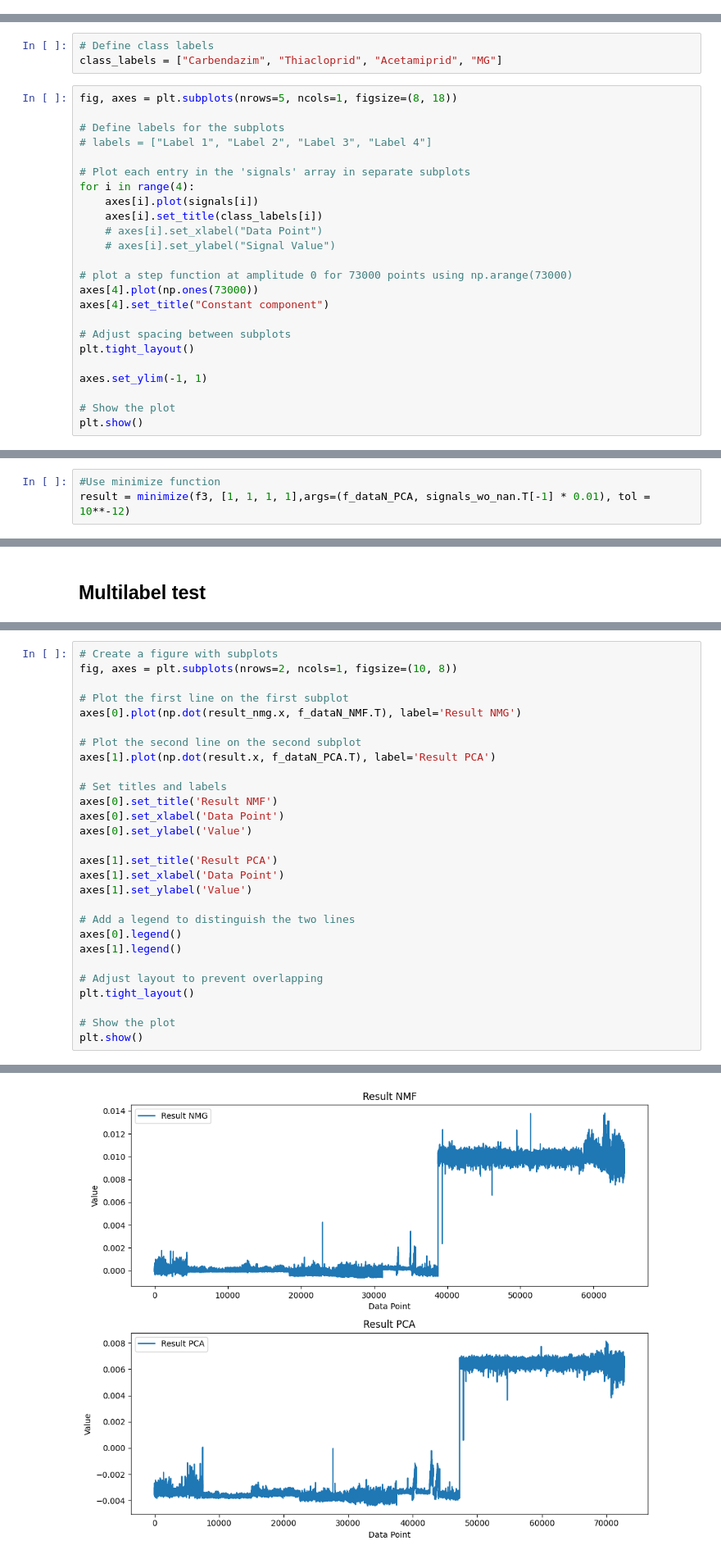
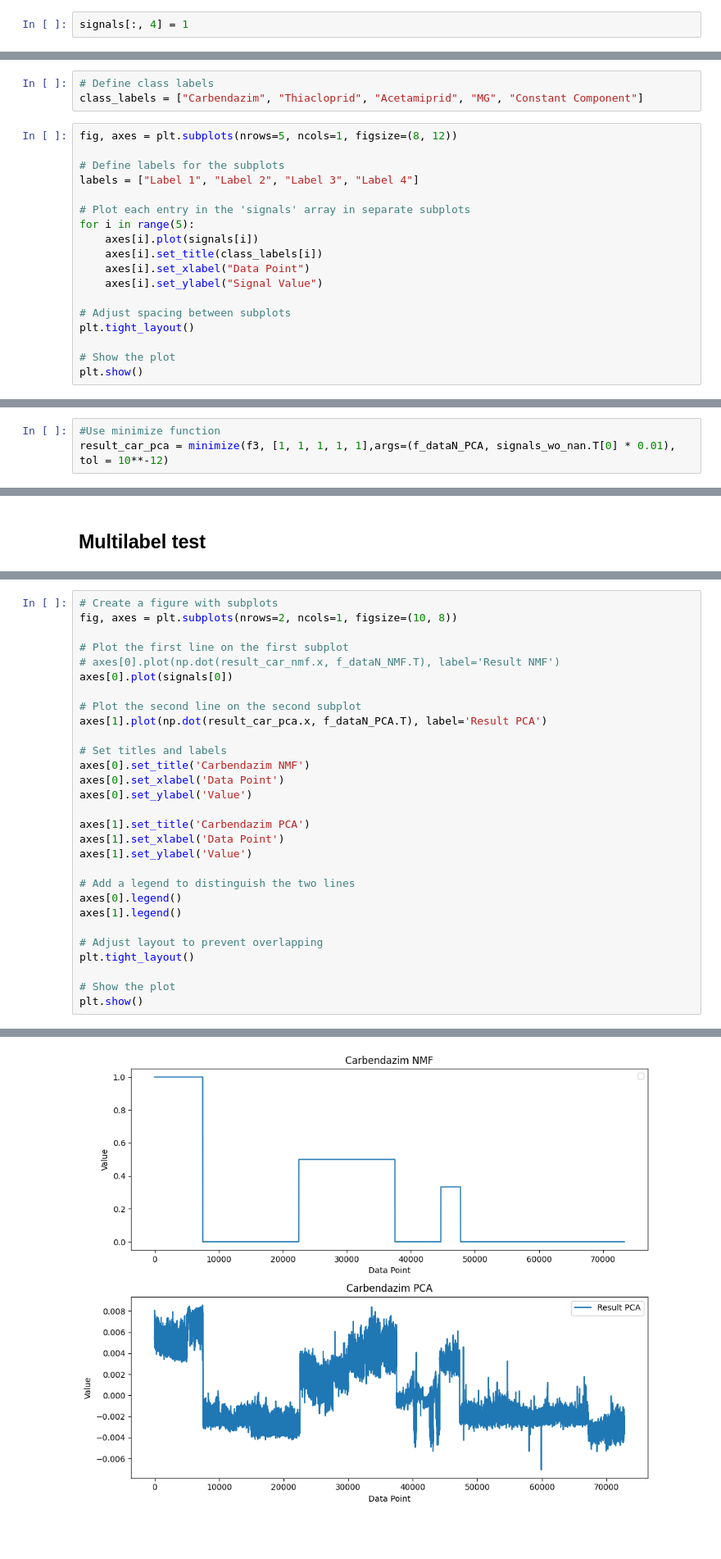
Before and after one commit to anva-kn/Raman, a Jupyter notebook: Publication/Classification.ipynb, the cells around one changed output, grey strips where cells are left out. Shown at 82% size. Drawn from its saved outputs; the diff is of its cells as text; blank space fills up the shorter version.

```diff
--- a/Publication/Classification.ipynb
+++ b/Publication/Classification.ipynb
@@ -214,3 +158,5 @@ array([0.72633745, 0.73662551, 0.71604938, ..., 0.10185185, 0.09670782,
+# %%
+signals[:, 4] = 1
 # %%
 signals_wo_nan = signals[~np.isnan(normalized_spectra).any(axis=1)]
 # %%
@@ -231,29 +165,23 @@ for step in range(4):
 signals = signals.T
 # %%
 # Define class labels
-class_labels = ["Carbendazim", "Thiacloprid", "Acetamiprid", "MG"]
+class_labels = ["Carbendazim", "Thiacloprid", "Acetamiprid", "MG", "Constant Component"]
 # %%
-fig, axes = plt.subplots(nrows=5, ncols=1, figsize=(8, 18))
+fig, axes = plt.subplots(nrows=5, ncols=1, figsize=(8, 12))
 
 # Define labels for the subplots
-# labels = ["Label 1", "Label 2", "Label 3", "Label 4"]
+labels = ["Label 1", "Label 2", "Label 3", "Label 4"]
 
 # Plot each entry in the 'signals' array in separate subplots
-for i in range(4):
+for i in range(5):
     axes[i].plot(signals[i])
     axes[i].set_title(class_labels[i])
-    # axes[i].set_xlabel("Data Point")
-    # axes[i].set_ylabel("Signal Value")
-
-# plot a step function at amplitude 0 for 73000 points using np.arange(73000)
-axes[4].plot(np.ones(73000))
-axes[4].set_title("Constant component")
+    axes[i].set_xlabel("Data Point")
+    axes[i].set_ylabel("Signal Value")
 
 # Adjust spacing between subplots
 plt.tight_layout()
 
-axes.set_ylim(-1, 1)
-
 # Show the plot
 plt.show()
 # %% [output]
@@ -275,3 +206,3 @@ f_dataN_PCA.shape
 # %%
 #Use minimize function
-result = minimize(f3, [1, 1, 1, 1],args=(f_dataN_PCA, signals_wo_nan.T[-1] * 0.01), tol = 10**-12)
+result_car_pca = minimize(f3, [1, 1, 1, 1, 1],args=(f_dataN_PCA, signals_wo_nan.T[0] * 0.01), tol = 10**-12)
@@ -336,17 +287,18 @@ plt.plot(np.dot(result.x, t_dataN_NMF) / np.max(np.dot(result.x, t_dataN_NMF)))
 fig, axes = plt.subplots(nrows=2, ncols=1, figsize=(10, 8))
 
 # Plot the first line on the first subplot
-axes[0].plot(np.dot(result_nmg.x, f_dataN_NMF.T), label='Result NMG')
+# axes[0].plot(np.dot(result_car_nmf.x, f_dataN_NMF.T), label='Result NMF')
+axes[0].plot(signals[0])
 
 # Plot the second line on the second subplot
-axes[1].plot(np.dot(result.x, f_dataN_PCA.T), label='Result PCA')
+axes[1].plot(np.dot(result_car_pca.x, f_dataN_PCA.T), label='Result PCA')
 
 # Set titles and labels
-axes[0].set_title('Result NMF')
+axes[0].set_title('Carbendazim NMF')
 axes[0].set_xlabel('Data Point')
 axes[0].set_ylabel('Value')
 
-axes[1].set_title('Result PCA')
+axes[1].set_title('Carbendazim PCA')
 axes[1].set_xlabel('Data Point')
 axes[1].set_ylabel('Value')
 
@@ -363 +316 @@ plt.show()
-[figure, old version]
+[figure, new version]
```
Also changed, not shown: parts of 57 cells of this notebook.
